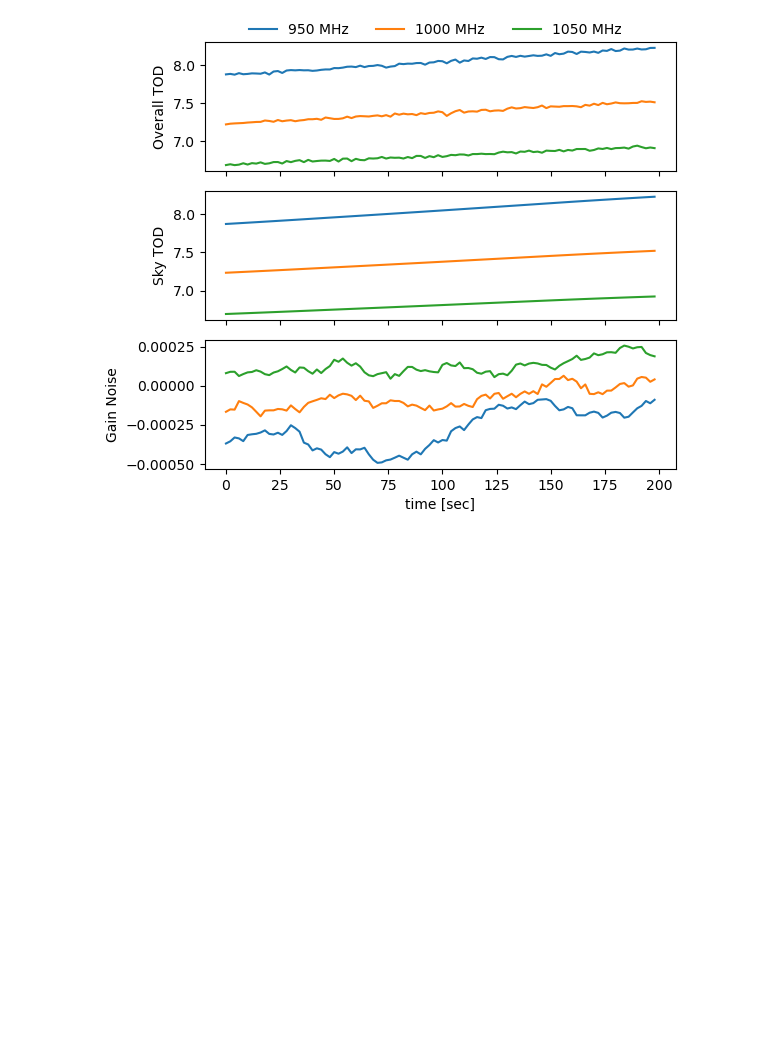
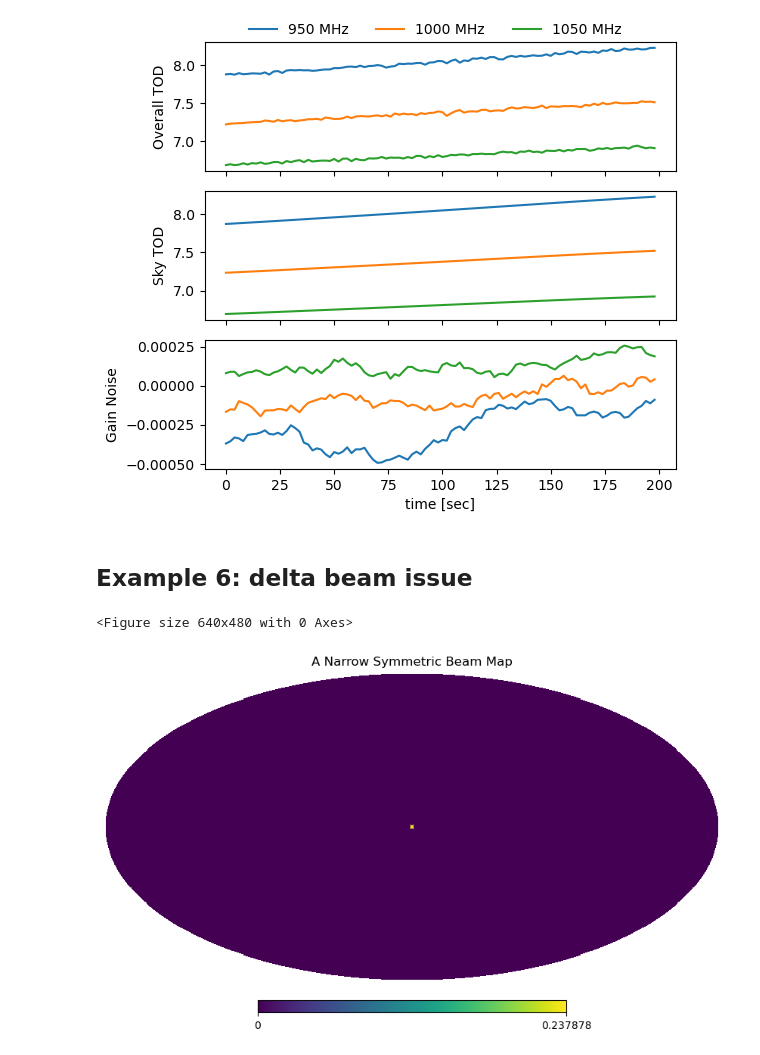
Before and after one commit to zzhang0123/limTOD, a Jupyter notebook: examples/TODsim_examples.ipynb, the cells around one changed output. Cells and saved outputs as stored; diff of their text form; code cells hidden in the pictures; blank space fills up the shorter version.

```diff
--- a/examples/TODsim_examples.ipynb
+++ b/examples/TODsim_examples.ipynb
@@ -300,3 +299,15 @@ Generating gain noise with parameters: f0=1.335e-05, fc=0.001099, alpha=2.
 Note that these 1/f noise are uncorrelated in frequencies.
 Generated TOD shape: (3, 100)
 [figure]
+# %% [markdown]
+## Example 6: delta beam issue
+# %%
+sym_beam = example_symm_beam_map(freq=900, nside=64) # FWHM 1.1 degree
+# %%
+# Visualize the beam map
+plt.figure()
+hp.mollview(sym_beam, rot=(0, 90), title="A Narrow Symmetric Beam Map")
+plt.show()
+# %% [output]
+<Figure size 640x480 with 0 Axes>
+[figure, added]
```
Also changed, not shown: parts of 9 cells of this notebook, 3 other files.
